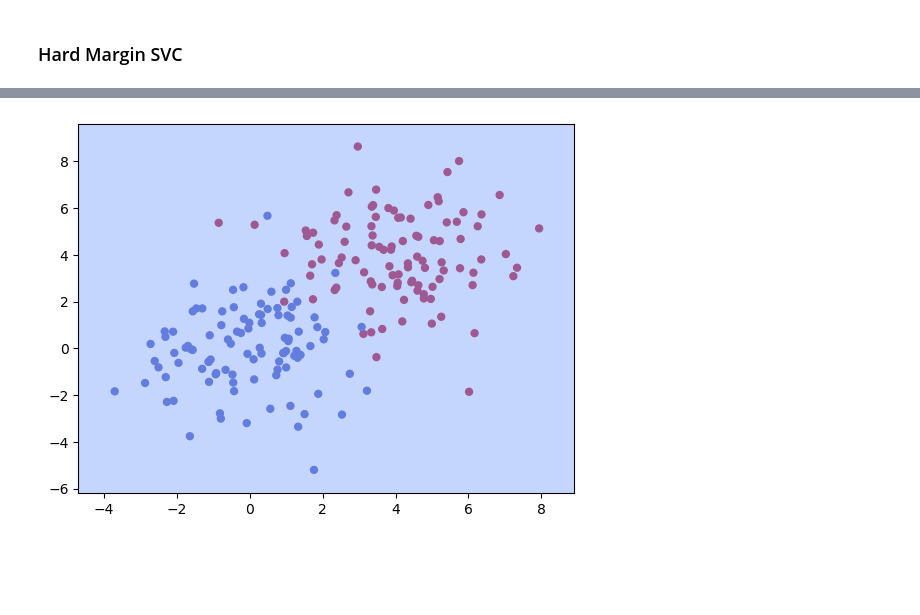
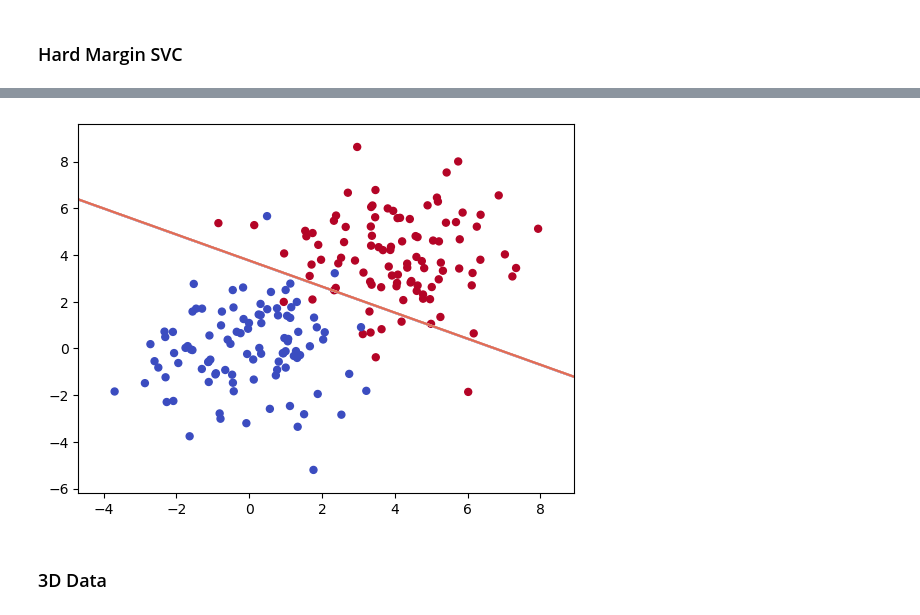
Before and after one commit to Bratet/SVM-From-Scratch, a Jupyter notebook: Hard-Soft margin SVC/Soft_and_hard_margin_SVC.ipynb, the cells around one changed output, grey strips where cells are left out. Drawn from its saved outputs; the diff is of its cells as text; code cells hidden in the pictures; blank space fills up the shorter version.

```diff
--- a/Hard-Soft margin SVC/Soft_and_hard_margin_SVC.ipynb
+++ b/Hard-Soft margin SVC/Soft_and_hard_margin_SVC.ipynb
@@ -280,2 +338,2 @@ def smo(X, y, kernel, max_iter, tol):
 # %%
-hard_alpha_two_d, hard_b_two_d = smo(X_train_two_d, y_train_two_d, linear_kernel, max_iter=1000, tol=1e-5)
+hard_alpha_two_d, hard_b_two_d = C_SVM(X_train_two_d, y_train_two_d, C=1e10, eps=1e-5, max_iter=1000)
@@ -282,8 +351,2 @@ hard_alpha_two_d, hard_b_two_d = smo(X_train_two_d, y_train_two_d, linear_kernel
-# %%
-# Compute the weights
-hard_w_two_d = np.sum((hard_alpha_two_d * y_train_two_d)[:, None] * X_train_two_d, axis=0)
-
-# compute the bias
-hard_b_two_d = np.mean(y_train_two_d - hard_w_two_d.dot(X_train_two_d.T))
 # %%
 # compute the predictions
@@ -298,15 +361,18 @@ Accuracy of Hard Margin SVC in the 2D data : 49.17 %
 # %%
 # visualize the decision boundary
 plt.scatter(X_two_d[:, 0], X_two_d[:, 1], c=y_two_d, cmap=plt.cm.coolwarm, s=25)
 
 # plot the decision boundary
 x_min, x_max = X_two_d[:, 0].min() - 1, X_two_d[:, 0].max() + 1
 y_min, y_max = X_two_d[:, 1].min() - 1, X_two_d[:, 1].max() + 1
-xx, yy = np.meshgrid(np.arange(x_min, x_max, 0.1), np.arange(y_min, y_max, 0.1))
+xx, yy = np.meshgrid(np.arange(x_min, x_max, 0.01), np.arange(y_min, y_max, 0.01))
 # plot the line with the learned
-Z = hard_w_two_d.dot(np.c_[xx.ravel(), yy.ravel()].T) + hard_b_two_d
-Z = Z.reshape(xx.shape)
-plt.contourf(xx, yy, Z, cmap=plt.cm.coolwarm, alpha=0.5)
+Z = np.dot(np.c_[xx.ravel(), yy.ravel()], hard_alpha_two_d) + hard_b_two_d
+Z = np.sign(Z).reshape(xx.shape)
+
+plt.contour(xx, yy, Z, cmap=plt.cm.coolwarm, alpha=0.8)
 plt.show()
 # %% [output]
-[figure, old version]
+[figure, new version]
+# %% [markdown]
+### 3D Data
```
Also changed, not shown: parts of 18 cells of this notebook, 4 other files.
